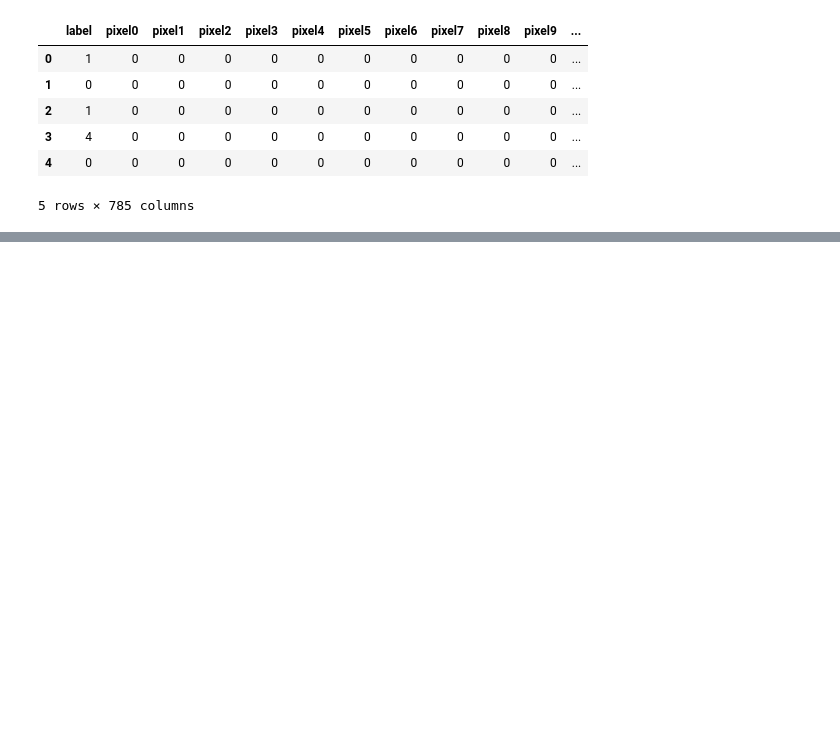
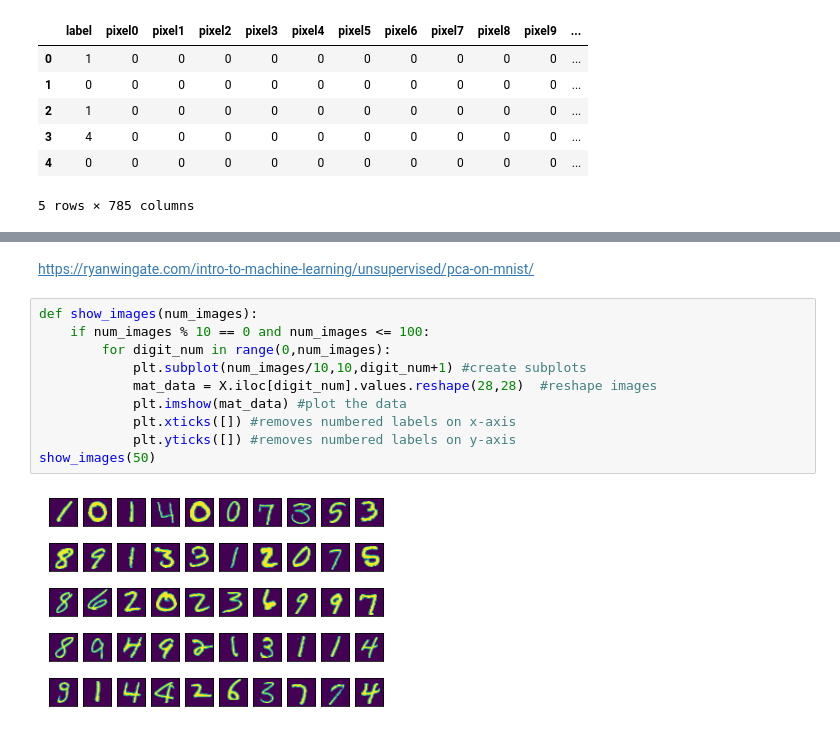
Before and after one commit to Rachhh53/Digit-Recognizer, a Jupyter notebook: DigitRecognizer.ipynb, the cells around one changed output, grey strips where cells are left out. Cells and saved outputs as stored; diff of their text form; blank space fills up the shorter version.

```diff
--- a/DigitRecognizer.ipynb
+++ b/DigitRecognizer.ipynb
@@ -74,0 +210,14 @@ df_train.head()
+# %% [markdown]
+https://ryanwingate.com/intro-to-machine-learning/unsupervised/pca-on-mnist/
+# %%
+def show_images(num_images):
+    if num_images % 10 == 0 and num_images <= 100:
+        for digit_num in range(0,num_images):
+            plt.subplot(num_images/10,10,digit_num+1) #create subplots
+            mat_data = X.iloc[digit_num].values.reshape(28,28)  #reshape images
+            plt.imshow(mat_data) #plot the data
+            plt.xticks([]) #removes numbered labels on x-axis
+            plt.yticks([]) #removes numbered labels on y-axis
+show_images(50)
+# %% [output]
+[figure, added]
```
Also changed, not shown: parts of 63 cells of this notebook.
